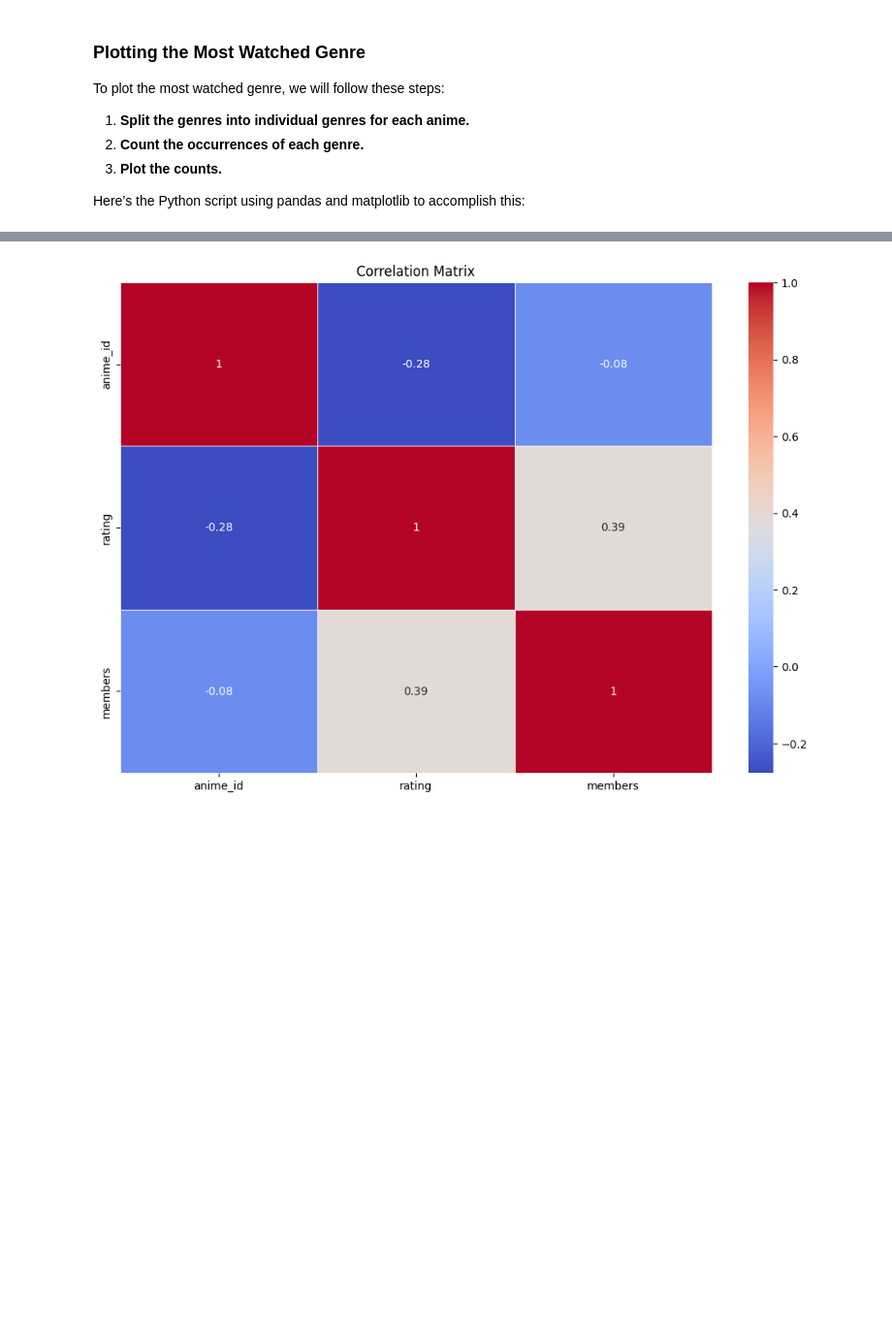
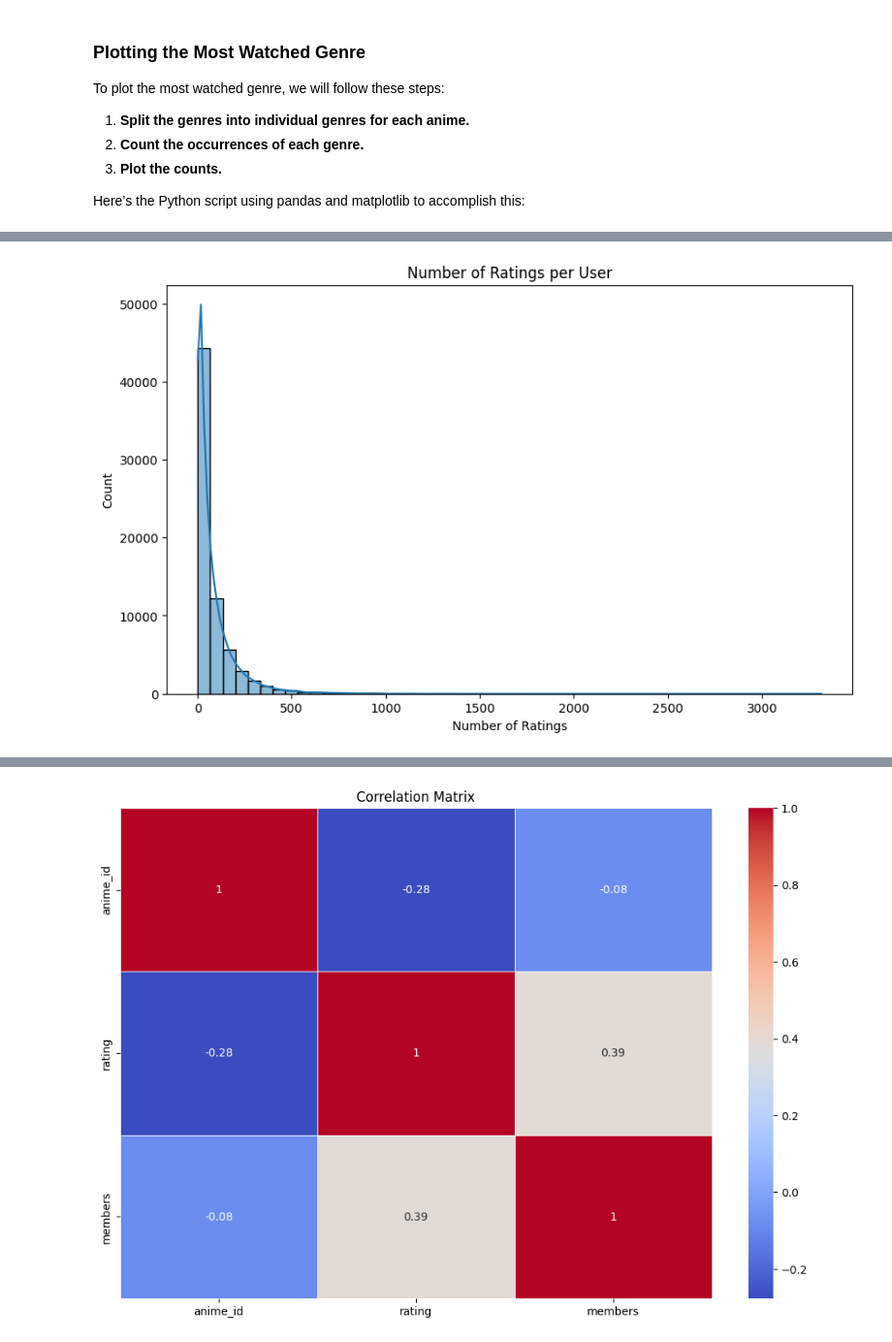
Before and after one commit to keneilweRangw/MM1_2401FTDS_Unsupervised_Learning_Project, a Jupyter notebook: Final_Project.ipynb, the cells around one changed output, grey strips where cells are left out. Shown at 97% size. Cells and saved outputs as stored; diff of their text form; code cells hidden in the pictures; blank space fills up the shorter version.

```diff
--- a/Final_Project.ipynb
+++ b/Final_Project.ipynb
@@ -396,0 +380,11 @@ Calculate and visualize the correlation matrix to understand relationships betwe
+# %%
+# Number of ratings per user
+ratings_per_user = train_df['user_id'].value_counts()
+plt.figure(figsize=(10, 6))
+sns.histplot(ratings_per_user, bins=50, kde=True)
+plt.title('Number of Ratings per User')
+plt.xlabel('Number of Ratings')
+plt.ylabel('Count')
+plt.show()
+# %% [output]
+[figure, added]
```
Also changed, not shown: parts of 26 cells of this notebook.
